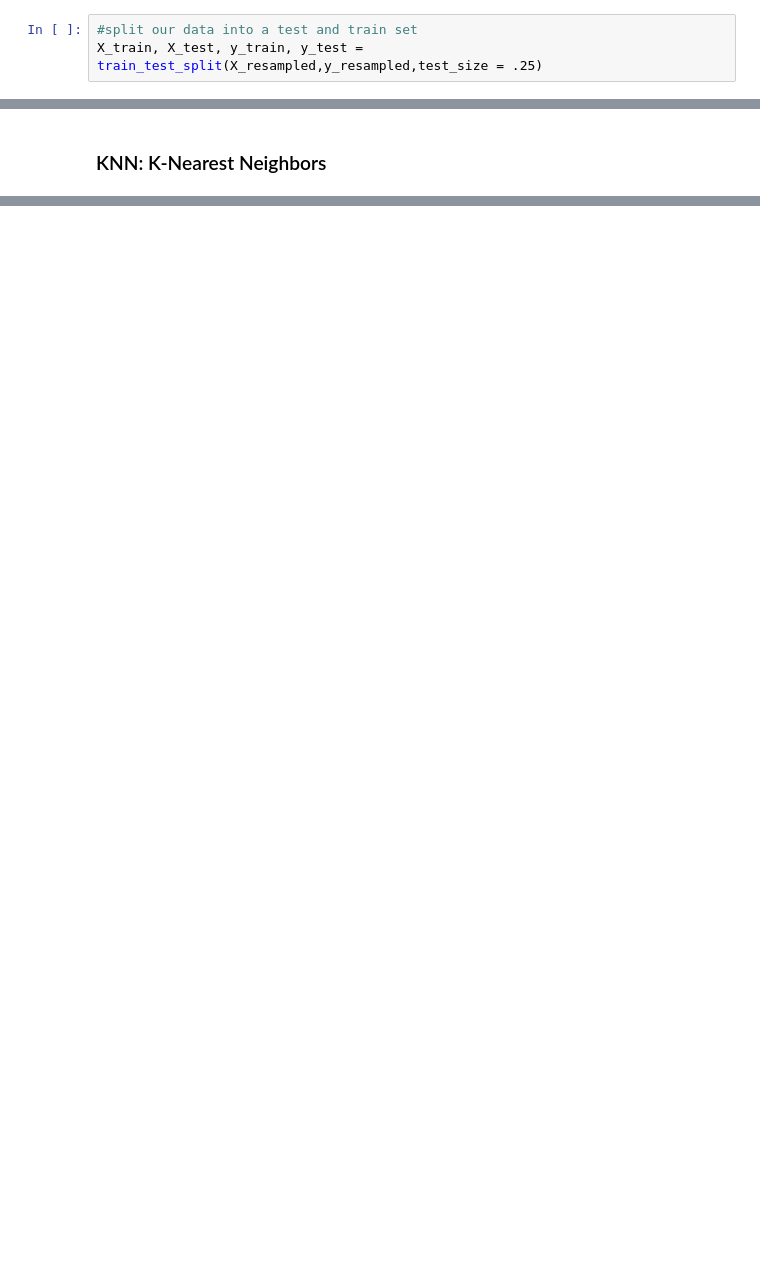
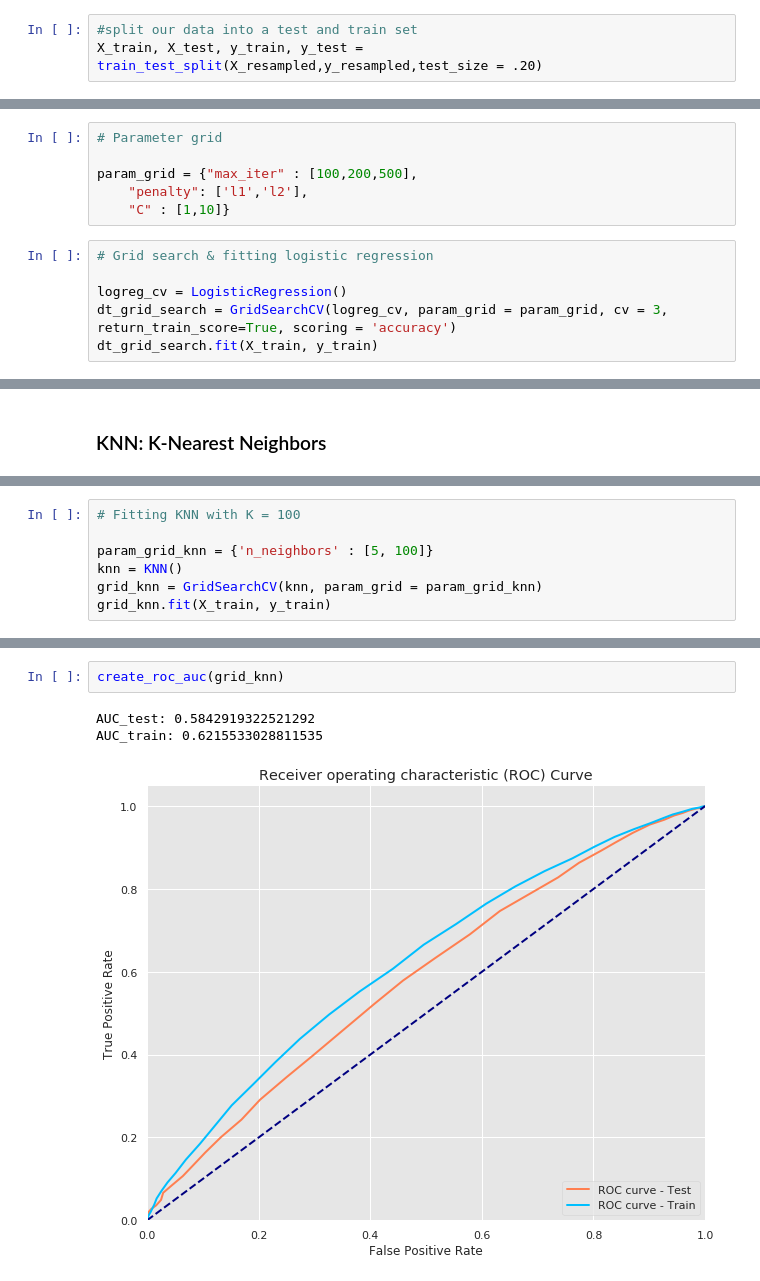
Before and after one commit to agaujean9/Hospital-Readmissions-Classifier, a Jupyter notebook: Readmissions.ipynb, the cells around one changed output, grey strips where cells are left out. Drawn from its saved outputs; the diff is of its cells as text; blank space fills up the shorter version.

```diff
--- a/Readmissions.ipynb
+++ b/Readmissions.ipynb
@@ -510,6 +503,6 @@ Name: readmitted, dtype: int64
 dtype: int64
 # %%
 #split our data into a test and train set
-X_train, X_test, y_train, y_test = train_test_split(X_resampled,y_resampled,test_size = .25)
+X_train, X_test, y_train, y_test = train_test_split(X_resampled,y_resampled,test_size = .20)
 # %% [markdown]
 ### Baseline Model: Logistic Regression
@@ -549,0 +572,12 @@ Name: residual, dtype: float64
+# %%
+# Parameter grid
+
+param_grid = {"max_iter" : [100,200,500],
+    "penalty": ['l1','l2'],
+    "C" : [1,10]}
+# %%
+# Grid search & fitting logistic regression
+
+logreg_cv = LogisticRegression()
+dt_grid_search = GridSearchCV(logreg_cv, param_grid = param_grid, cv = 3, return_train_score=True, scoring = 'accuracy')
+dt_grid_search.fit(X_train, y_train)
@@ -551,0 +623,7 @@ Name: residual, dtype: float64
+# %%
+# Fitting KNN with K = 100
+
+param_grid_knn = {'n_neighbors' : [5, 100]}
+knn = KNN()
+grid_knn = GridSearchCV(knn, param_grid = param_grid_knn)
+grid_knn.fit(X_train, y_train)
@@ -582 +682,7 @@ resid.residual.value_counts(normalize = True) #  70% accurate
 Name: residual, dtype: float64
+# %%
+create_roc_auc(grid_knn)
+# %% [output]
+AUC_test: 0.5842919322521292
+AUC_train: 0.6215533028811535
+[figure, added]
```
Also changed, not shown: parts of 66 cells of this notebook, 1 other file.
